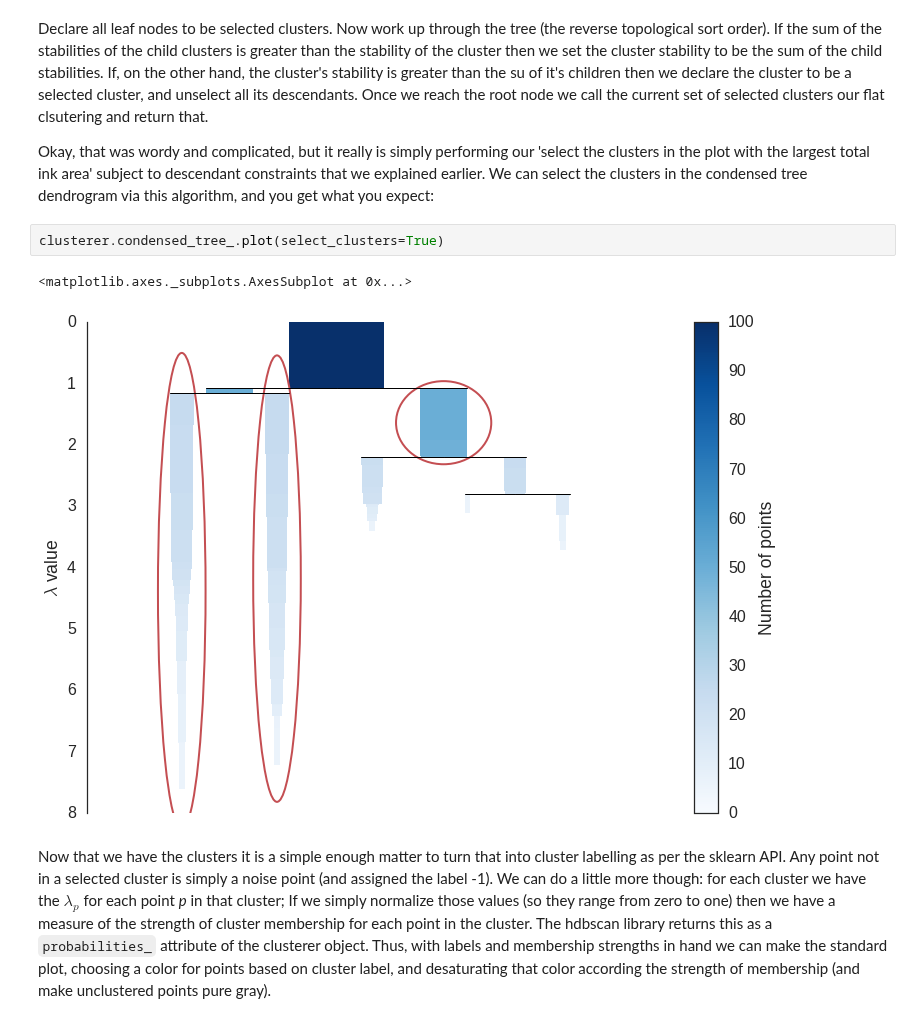
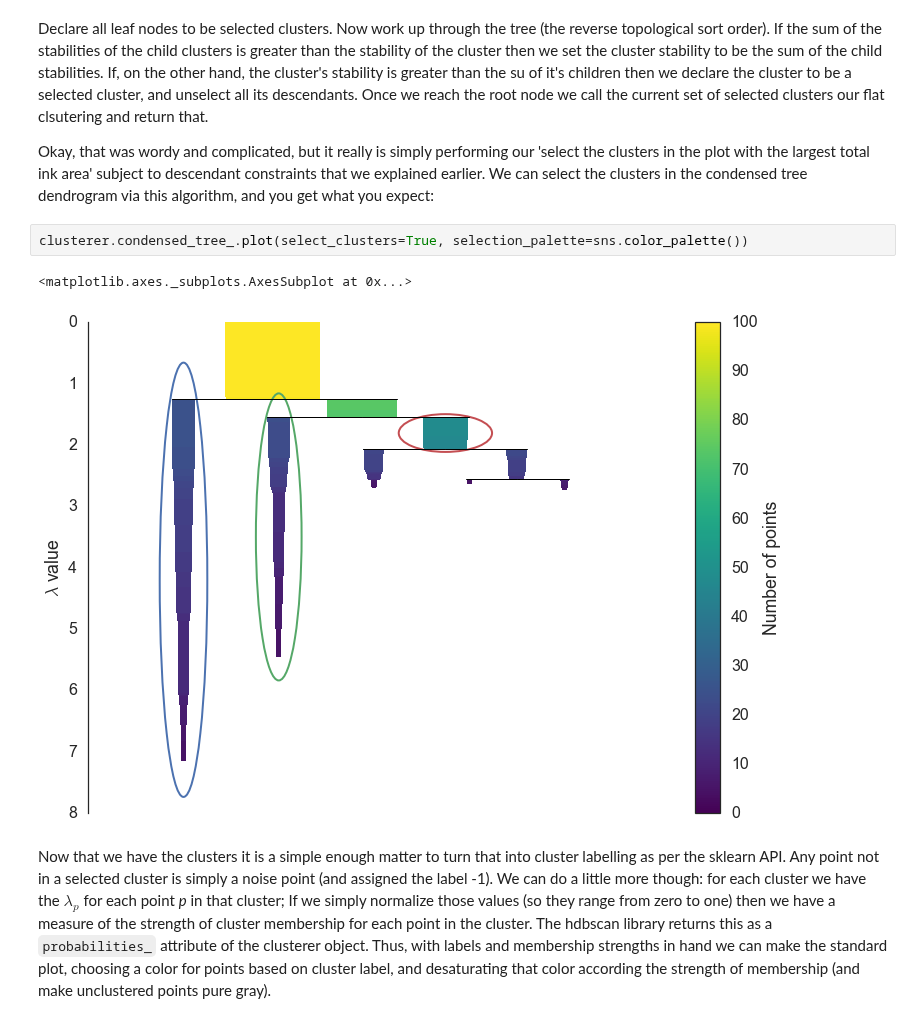
Before and after one commit to scikit-learn-contrib/hdbscan, a Jupyter notebook: notebooks/How HDBSCAN Works.ipynb, the cells around one changed output. Cells and saved outputs as stored; diff of their text form.

```diff
--- a/notebooks/How HDBSCAN Works.ipynb
+++ b/notebooks/How HDBSCAN Works.ipynb
@@ -128,10 +136,10 @@ Declare all leaf nodes to be selected clusters. Now work up through the tree (th
 
 Okay, that was wordy and complicated, but it really is simply performing our 'select the clusters in the plot with the largest total ink area' subject to descendant constraints that we explained earlier. We can select the clusters in the condensed tree dendrogram via this algorithm, and you get what you expect:
 # %%
-clusterer.condensed_tree_.plot(select_clusters=True)
+clusterer.condensed_tree_.plot(select_clusters=True, selection_palette=sns.color_palette())
 # %% [output]
 <matplotlib.axes._subplots.AxesSubplot at 0x...>
-[figure, old version]
+[figure, new version]
 # %% [markdown]
 Now that we have the clusters it is a simple enough matter to turn that into cluster labelling as per the sklearn API. Any point not in a selected cluster is simply a noise point (and assigned the label -1). We can do a little more though: for each cluster we have the $\lambda_p$ for each point *p* in that cluster; If we simply normalize those values (so they range from zero to one) then we have a measure of the strength of cluster membership for each point in the cluster. The hdbscan library returns this as a `probabilities_` attribute of the clusterer object. Thus, with labels and membership strengths in hand we can make the standard plot, choosing a color for points based on cluster label, and desaturating that color according the strength of membership (and make unclustered points pure gray).
 # %%
```
Also changed, not shown: parts of 9 cells of this notebook.
